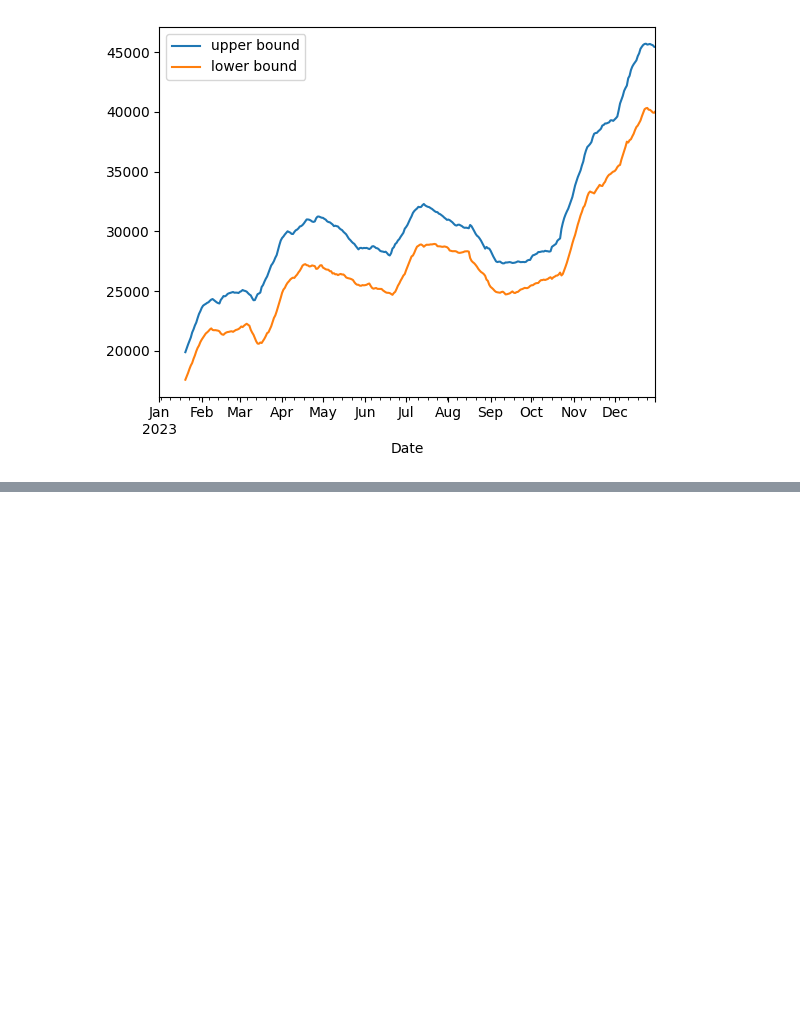
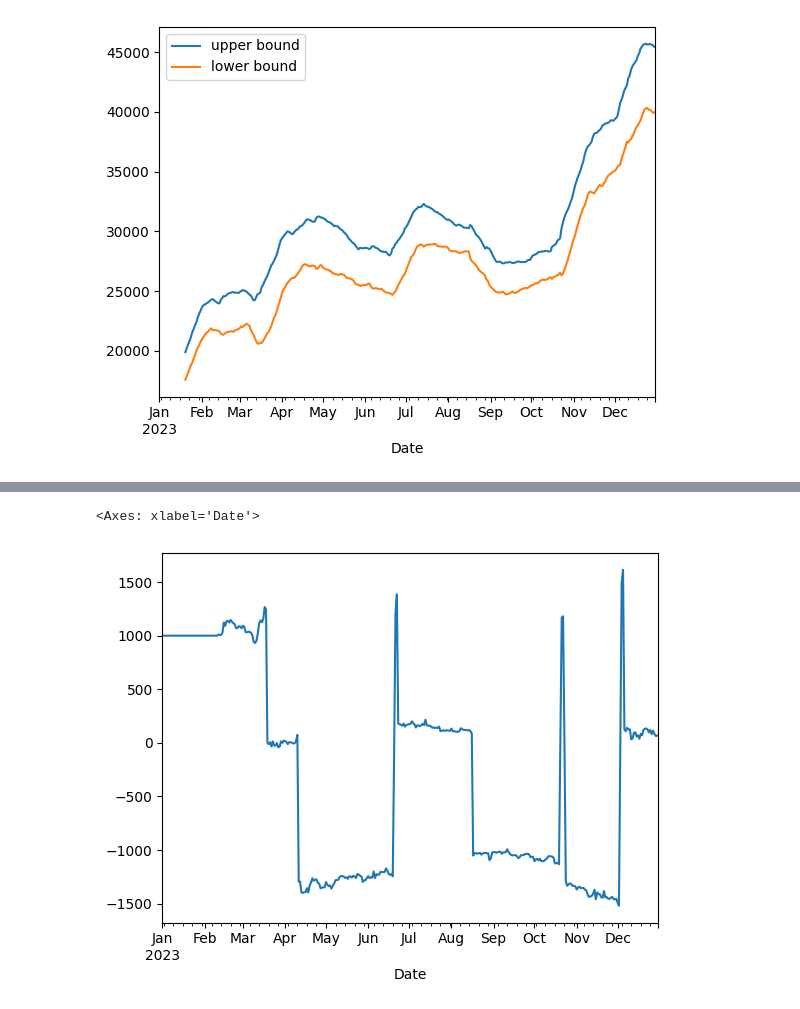
Before and after one commit to K-T-P/Trading-Algorithms-Course, a Jupyter notebook: HW3/HW3.ipynb, the cells around one changed output, grey strips where cells are left out. Drawn from its saved outputs; the diff is of its cells as text; code cells hidden in the pictures; blank space fills up the shorter version.

```diff
--- a/HW3/HW3.ipynb
+++ b/HW3/HW3.ipynb
@@ -135,0 +204,5 @@ KeltnerChannel(BTC_1d).plot()
+# %%
+backtest(BTC_1d).plot()
+# %% [output]
+<Axes: xlabel='Date'>
+[figure, added]
```
Also changed, not shown: parts of 4 cells of this notebook.
